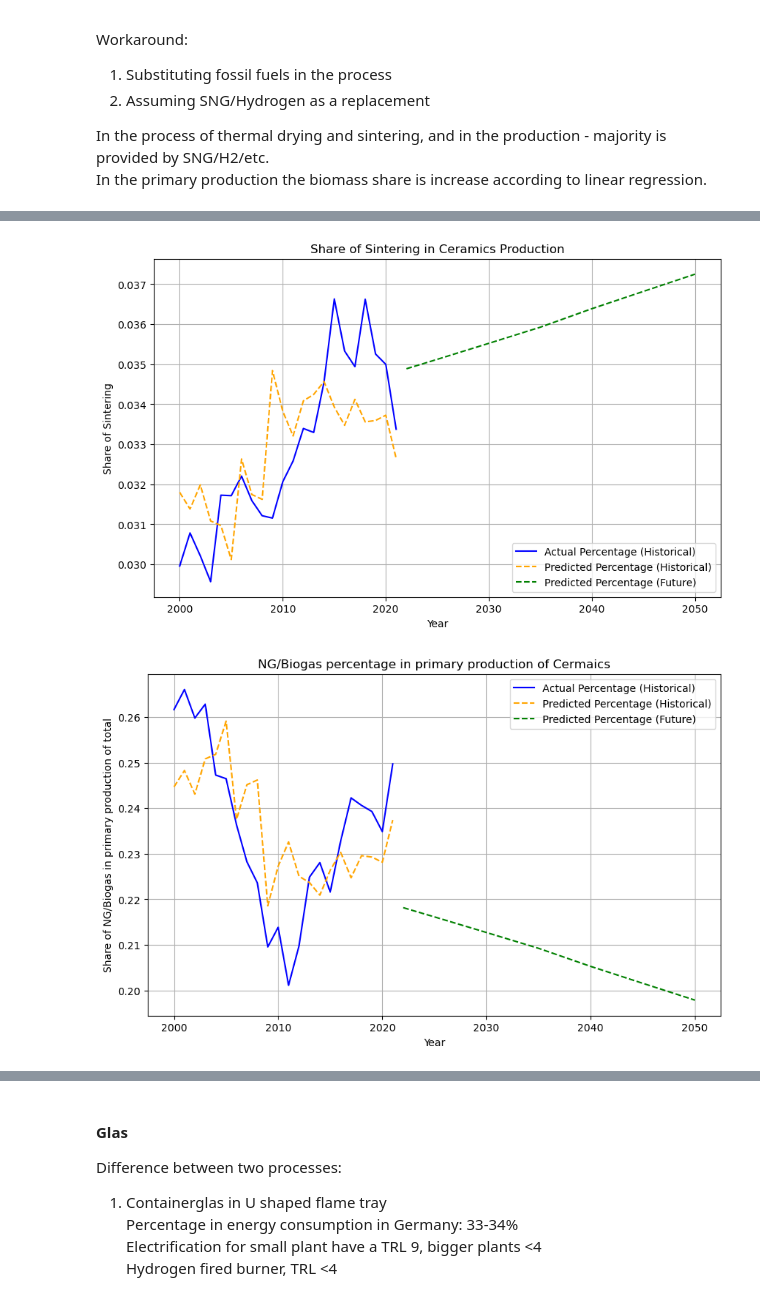
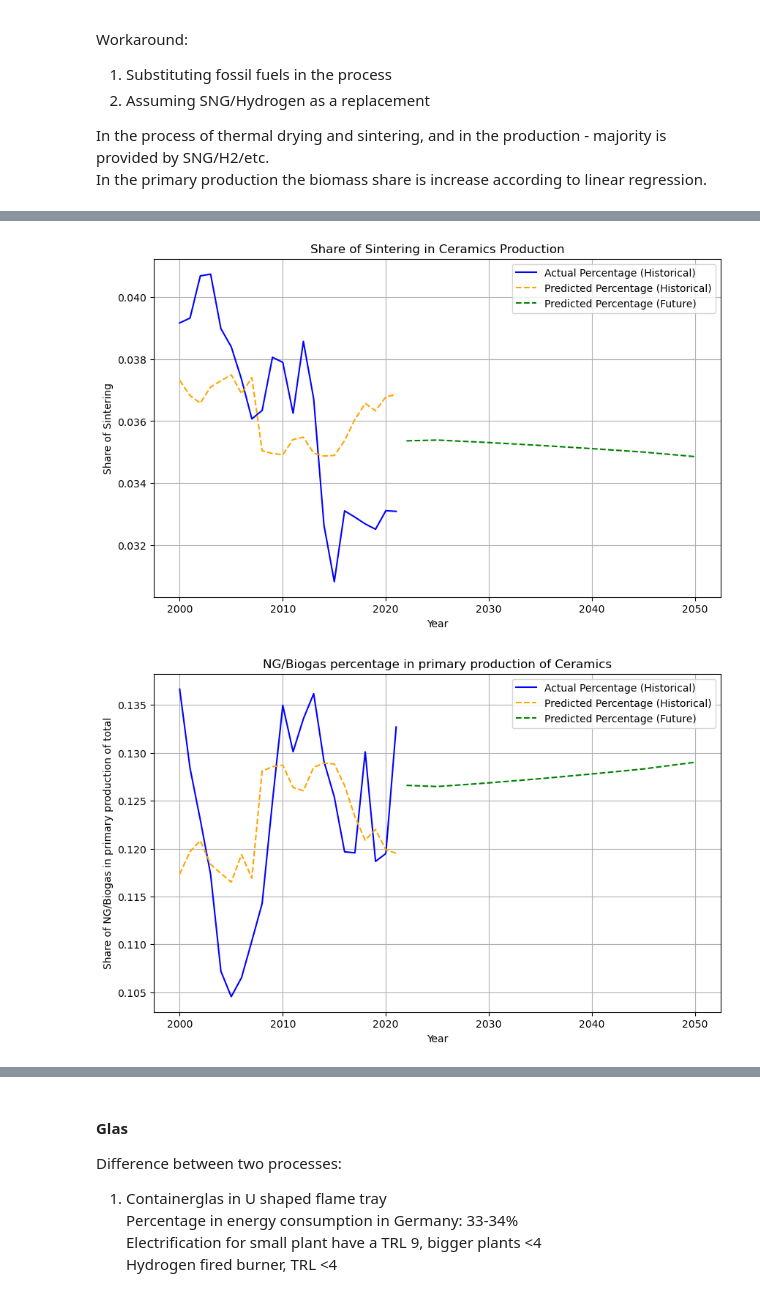
Before and after one commit to CSEI-EU/PtX-Markets, a Jupyter notebook: Scripts/Industry/Industry_demand.ipynb, the cells around one changed output, grey strips where cells are left out. Drawn from its saved outputs; the diff is of its cells as text; code cells hidden in the pictures.

```diff
--- a/Scripts/Industry/Industry_demand.ipynb
+++ b/Scripts/Industry/Industry_demand.ipynb
@@ -445,7 +621,7 @@ Workaround:
 In the process of thermal drying and sintering, and in the production - majority is provided by SNG/H2/etc.
 In the primary production the biomass share is increase according to linear regression.
 # %%
-historic_ceramics_demand_ktoe = NMM_cleaned.iloc[(NMM_cleaned[NMM_cleaned["EU27: Non-metallic mineral products / final energy consumption"] == "Ceramics & other NMM"].index[0])]
+historic_ceramics_demand_ktoe = NMM_cleaned.iloc[(NMM_cleaned[NMM_cleaned[NMM_column_name] == "Ceramics & other NMM"].index[0])]
 # %%
 historic_ceramics_demand_ktoe = transpose_uniformly(historic_ceramics_demand_ktoe)
 historic_ceramics_demand_ktoe = historic_ceramics_demand_ktoe.to_frame()
@@ -458,6 +634,6 @@ See the caveats in the documentation: https://pandas.pydata.org/pandas-docs/stab
 # %%
-ceramics_sintering = ceramics.loc[(ceramics[ceramics["EU27: Non-metallic mineral products / final energy consumption"] == "Ceramics: Thermal drying and sintering"].index[0]):(ceramics[ceramics["EU27: Non-metallic mineral products / final energy consumption"] == "Ceramics: Microwave drying and sintering"].index[0]-1)]
-ceramics_production = ceramics.loc[(ceramics[ceramics["EU27: Non-metallic mineral products / final energy consumption"] == "Ceramics: Thermal kiln"].index[0]):(ceramics[ceramics["EU27: Non-metallic mineral products / final energy consumption"] == "Ceramics: Electric kiln"].index[0])]
+ceramics_sintering = ceramics.loc[(ceramics[ceramics[NMM_column_name] == "Ceramics: Thermal drying and sintering"].index[0]):(ceramics[ceramics[NMM_column_name] == "Ceramics: Microwave drying and sintering"].index[0]-1)]
+ceramics_production = ceramics.loc[(ceramics[ceramics[NMM_column_name] == "Ceramics: Thermal kiln"].index[0]):(ceramics[ceramics[NMM_column_name] == "Ceramics: Electric kiln"].index[0])]
 # %%
 ceramics_sintering = transpose_uniformly(ceramics_sintering)
 ceramics_production = transpose_uniformly(ceramics_production)
@@ -513,0 +690,2 @@ historic_ceramics_demand_ktoe
+# %%
+ceramics_prediction = linear_regression_single_sector(demand_df=historic_ceramics_demand_ktoe, sector_name = historic_ceramics_demand_ktoe.columns[0], historic_gdp=historic_gdp, projected_gdp=projected_gdp, gdp = gdp, region=gdp_region,unit = "ktoe", plot = True, save = False)
@@ -514,6 +694,6 @@ historic_ceramics_demand_ktoe
 # %%
-ceramics_forecast = pd.read_excel("../Scripts/Results/2025_01_29_ind_European Union - 27 countries (from 2020).xlsx", sheet_name="Ceramics_&_other_non_metallic_m")
+
 ktoe_to_GWh = 11.63
-ceramics_forecast = ceramics_forecast.set_index("Year")
-ceramics_forecast.rename(columns={'Predicted Demand': 'Predicted Demand [ktoe]'}, inplace=True)
-ceramics_forecast["Predicted Demand [GWh]"] = ceramics_forecast["Predicted Demand [ktoe]"]*ktoe_to_GWh
+
+ceramics_prediction.rename(columns={'Predicted Demand': 'Predicted Demand [ktoe]'}, inplace=True)
+ceramics_prediction["Predicted Demand [GWh]"] = ceramics_prediction["Predicted Demand [ktoe]"]*ktoe_to_GWh
@@ -541,9 +721,9 @@ ceramics_forecast
 # %%
-ceramics_projection_sintering_percentage = linear_regression_with_prediction(demand_sector_df=historic_ceramics_demand_ktoe,future_data_df=ceramics_forecast, column_name_LR="Share of Sintering", column_name_IV="Ceramics",column_name_IV_future= "Predicted Demand [ktoe]", graph_title = "Share of Sintering in Ceramics Production", save = False)
+ceramics_projection_sintering_percentage = linear_regression_with_prediction(demand_sector_df=historic_ceramics_demand_ktoe,future_data_df=ceramics_prediction, column_name_LR="Share of Sintering", column_name_IV="Ceramics",column_name_IV_future= "Predicted Demand [ktoe]", graph_title = "Share of Sintering in Ceramics Production", save = False)
 # %% [output]
-[figure, old version]
+[figure, new version]
 # %%
-ceramics_projection_NG_biogas_percentage = linear_regression_with_prediction(demand_sector_df=historic_ceramics_demand_ktoe,future_data_df=ceramics_forecast, column_name_LR="Share of NG/Biogas in primary production of total", column_name_IV="Ceramics",column_name_IV_future= "Predicted Demand [ktoe]", graph_title = "NG/Biogas percentage in primary production of Ceramics", save = False)
+ceramics_projection_NG_biogas_percentage = linear_regression_with_prediction(demand_sector_df=historic_ceramics_demand_ktoe,future_data_df=ceramics_prediction, column_name_LR="Share of NG/Biogas in primary production of total", column_name_IV="Ceramics",column_name_IV_future= "Predicted Demand [ktoe]", graph_title = "NG/Biogas percentage in primary production of Ceramics", save = False)
 # %% [output]
-[figure, old version]
+[figure, new version]
 # %%
```
Also changed, not shown: parts of 64 cells of this notebook, 1 other file.
